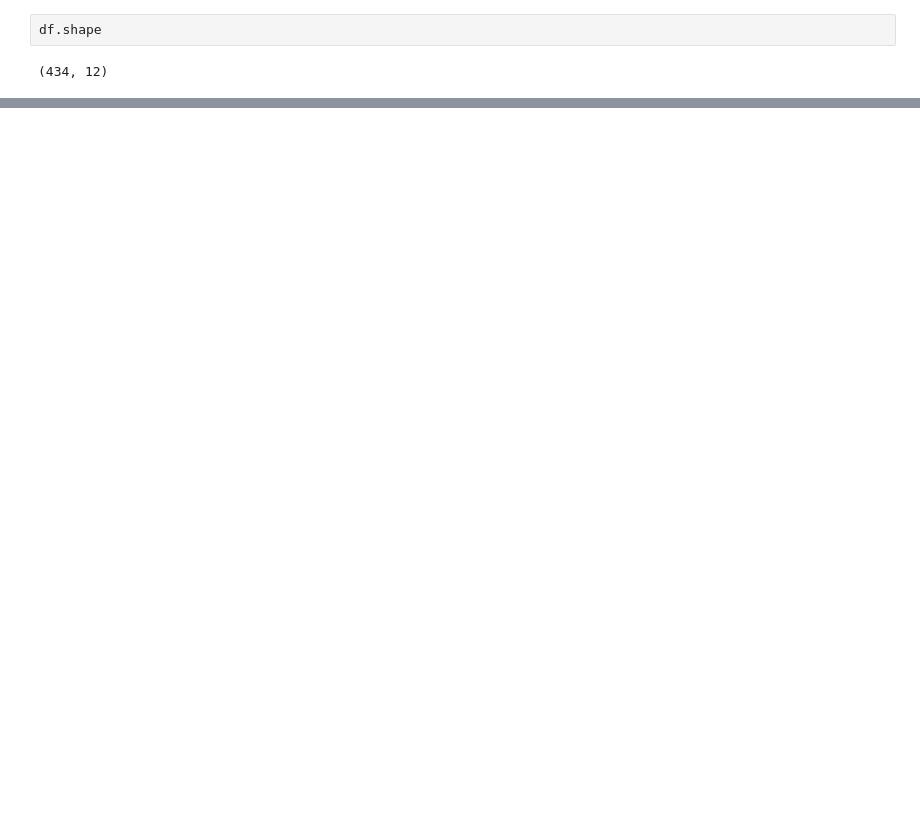
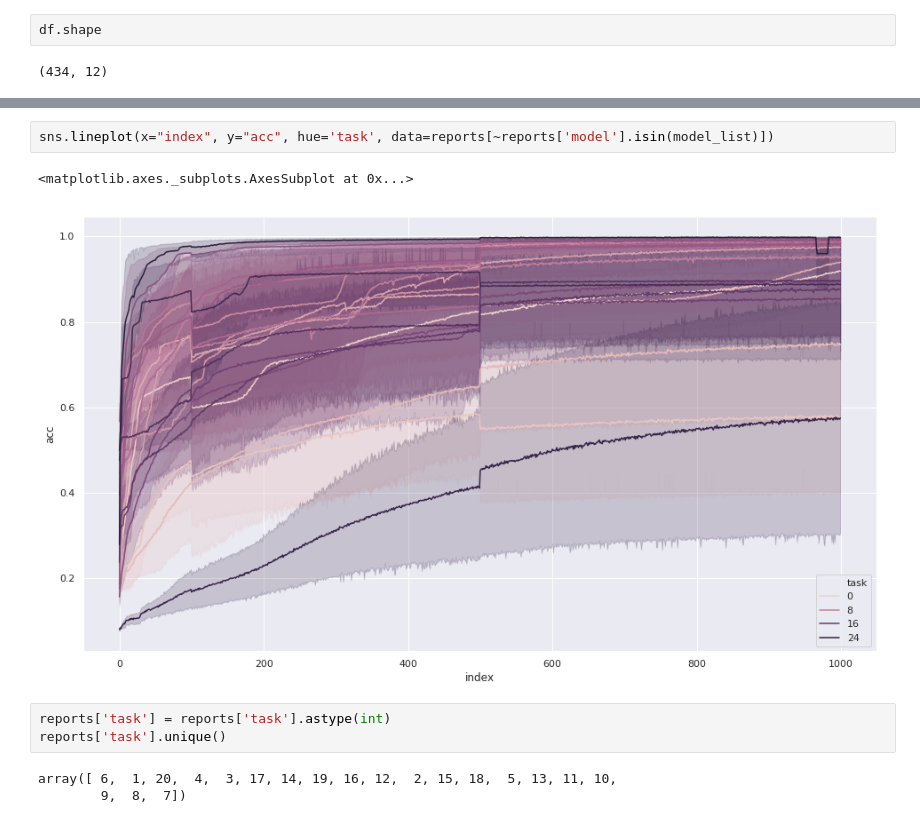
Before and after one commit to gcouti/qa, a Jupyter notebook: analysis/babi-baseline-results.ipynb, the cells around one changed output, grey strips where cells are left out. Drawn from its saved outputs; the diff is of its cells as text; blank space fills up the shorter version.

```diff
--- a/analysis/babi-baseline-results.ipynb
+++ b/analysis/babi-baseline-results.ipynb
@@ -180,0 +199,11 @@ sns.heatmap(pivot, cmap="Blues", linewidths=1, annot=True, cbar=False, vmin=0.94
+# %%
+sns.lineplot(x="index", y="acc", hue='task', data=reports[~reports['model'].isin(model_list)])
+# %% [output]
+<matplotlib.axes._subplots.AxesSubplot at 0x...>
+[figure, added]
+# %%
+reports['task'] = reports['task'].astype(int)
+reports['task'].unique()
+# %% [output]
+array([ 6,  1, 20,  4,  3, 17, 14, 19, 16, 12,  2, 15, 18,  5, 13, 11, 10,
+        9,  8,  7])
```
Also changed, not shown: parts of 10 cells of this notebook, 1 other file.
